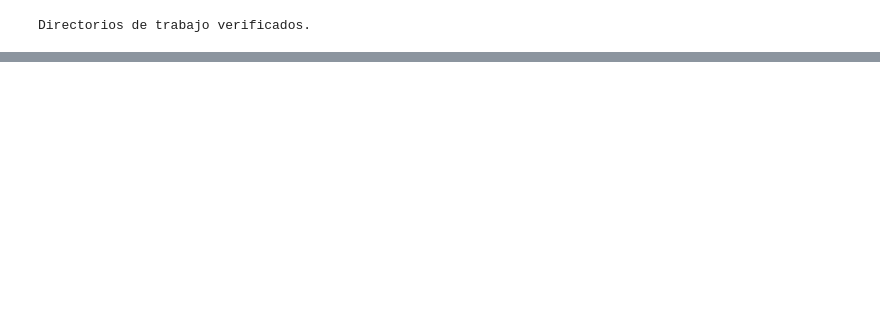
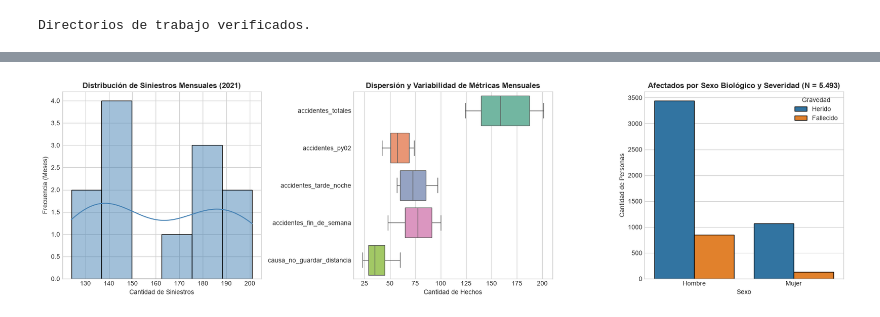
Before and after one commit to Alanalcarazpy7/proyecto-accidentes-datascience, a Jupyter notebook: notebooks/Fase1_Accidentes_Transito.ipynb, the cells around one changed output, grey strips where cells are left out. Cells and saved outputs as stored; diff of their text form; code cells hidden in the pictures; blank space fills up the shorter version.

```diff
--- a/notebooks/Fase1_Accidentes_Transito.ipynb
+++ b/notebooks/Fase1_Accidentes_Transito.ipynb
@@ -612,0 +1099,49 @@ Se examinan las relaciones cruzadas entre métricas cuantitativas del entorno vi
+# %%
+
+# ============================================================
+# 4.1.C: VISUALIZACIONES UNIVARIADAS INTEGRADAS
+# ============================================================
+fig, axes = plt.subplots(1, 3, figsize=(18, 5))
+
+# 1. Histograma con curva de densidad KDE
+sns.histplot(
+    df_mensual['accidentes_totales'],
+    kde=True,
+    ax=axes[0],
+    color='steelblue',
+    bins=6,
+    edgecolor='black',
+)
+axes[0].set_title(
+    'Distribución de Siniestros Mensuales (2021)', fontweight='bold'
+)
+axes[0].set_xlabel('Cantidad de Siniestros')
+axes[0].set_ylabel('Frecuencia (Meses)')
+
+# 2. Diagrama de caja horizontal multivariable
+sns.boxplot(data=df_mensual[cols_num], orient='h', ax=axes[1], palette='Set2')
+axes[1].set_title(
+    'Dispersión y Variabilidad de Métricas Mensuales', fontweight='bold'
+)
+axes[1].set_xlabel('Cantidad de Hechos')
+
+# 3. Gráfico de barras categórico por sexo y gravedad
+sns.countplot(
+    data=df_victimas,
+    x='sexo',
+    hue='gravedad',
+    ax=axes[2],
+    palette='tab10',
+    edgecolor='black',
+)
+axes[2].set_title(
+    'Afectados por Sexo Biológico y Severidad (N = 5.493)', fontweight='bold'
+)
+axes[2].set_xlabel('Sexo')
+axes[2].set_ylabel('Cantidad de Personas')
+axes[2].legend(title='Gravedad')
+
+plt.tight_layout()
+plt.show()
+# %% [output]
+[figure, added]
```
Also changed, not shown: parts of 74 cells of this notebook, 10 other files.
